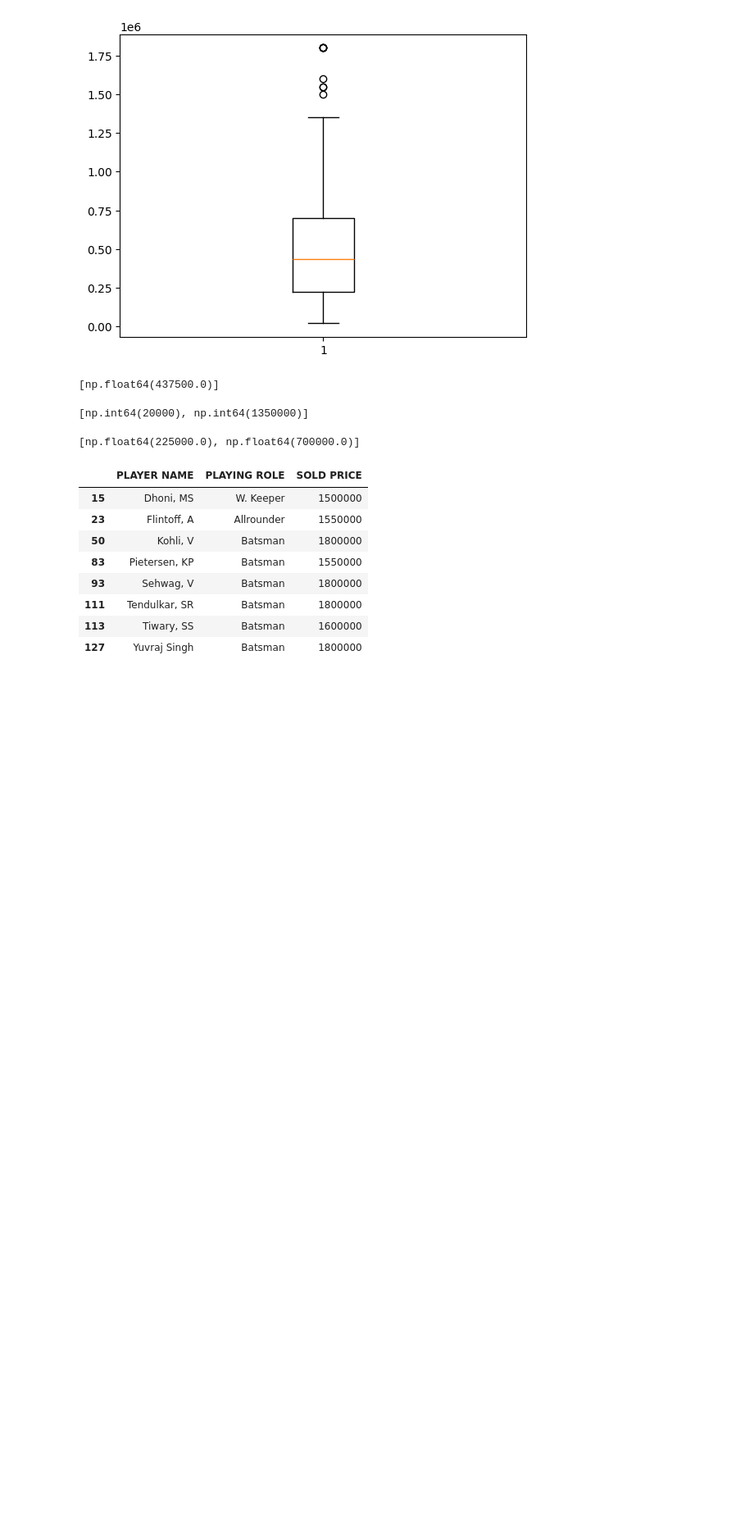
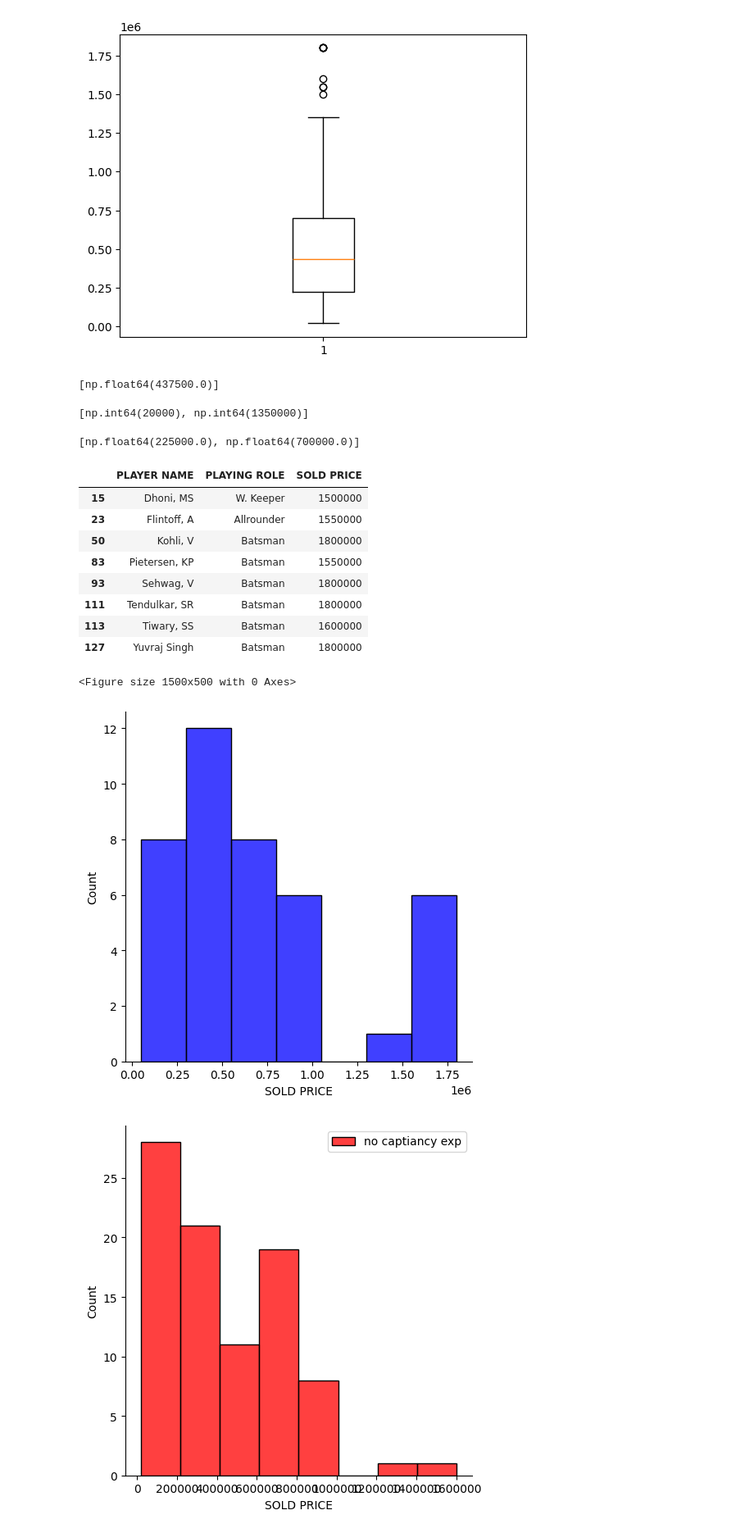
Before and after one commit to gauravrawataiml/Ptyhon, a Jupyter notebook: Python_with_IPL_data.ipynb, the cells around one changed output. Shown at 82% size. Saved outputs shown, nothing was run; the diff lists cells and outputs as text; code cells hidden in the pictures; blank space fills up the shorter version.

```diff
--- a/Python_with_IPL_data.ipynb
+++ b/Python_with_IPL_data.ipynb
@@ -443,3 +443,18 @@ IPL_auction_df[IPL_auction_df['SOLD PRICE'] > 1350000.0][['PLAYER NAME','PLAYING
 | 111 | Tendulkar, SR | Batsman | 1800000 |
 | 113 | Tiwary, SS | Batsman | 1600000 |
 | 127 | Yuvraj Singh | Batsman | 1800000 |
+# %%
+plt.figure(figsize=(15,5))
+sn.displot(IPL_auction_df[IPL_auction_df['CAPTAINCY EXP'] == 1]['SOLD PRICE'],
+           color = 'b',
+           label = 'captiancy exp')
+sn.displot(IPL_auction_df[IPL_auction_df['CAPTAINCY EXP'] == 0]['SOLD PRICE'],
+           color = 'r',
+           label = 'no captiancy exp')
+ax = plt.gca()
+ax.xaxis.get_major_formatter().set_scientific(False)
+plt.legend();
+# %% [output]
+<Figure size 1500x500 with 0 Axes>
+[figure, added]
+[figure, added]
```
Also changed, not shown: parts of 8 cells of this notebook.
